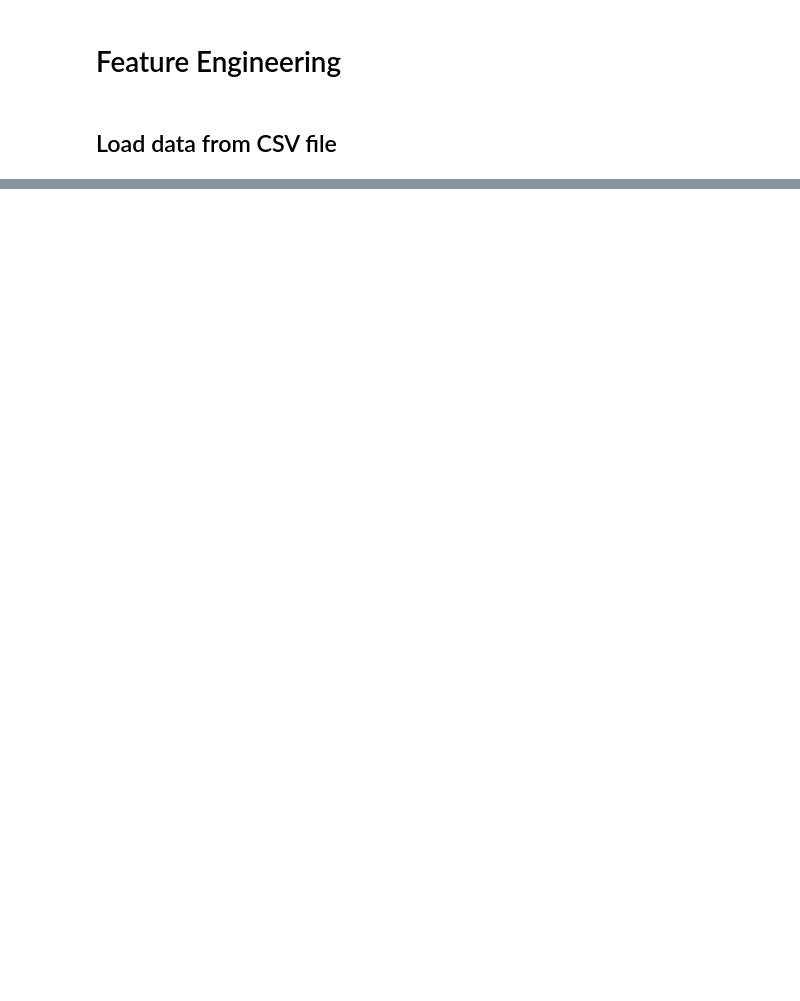
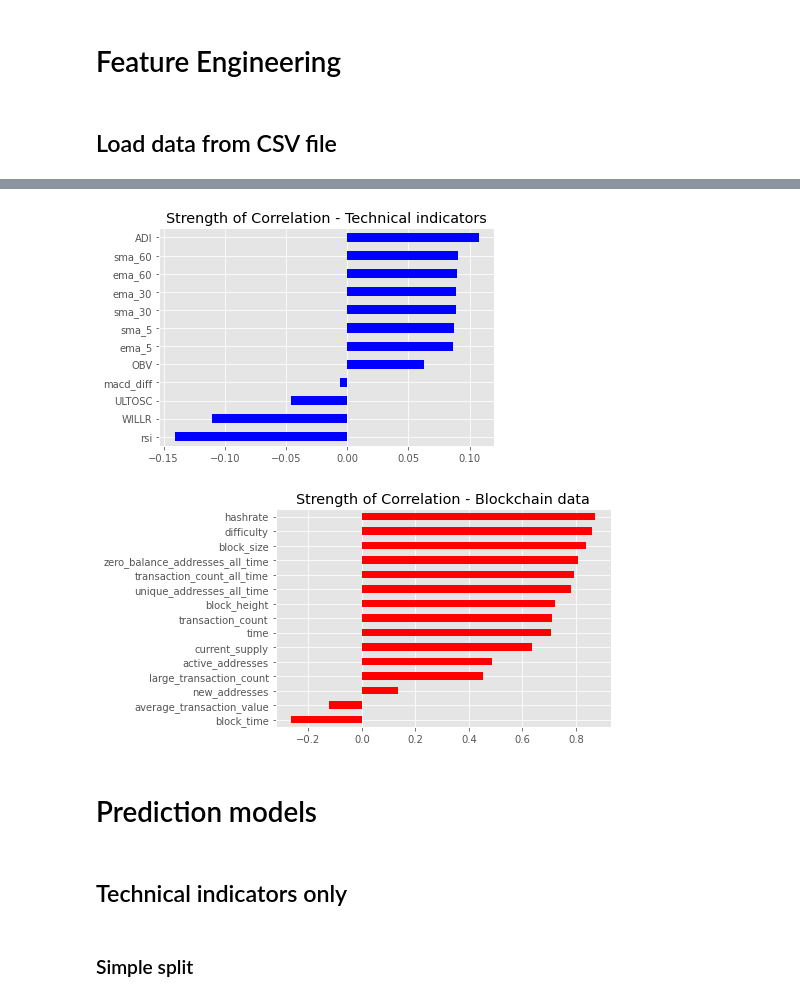
Before and after one commit to es-g/MSc_Ethereum_price_trend_analysis, a Jupyter notebook: simulations.ipynb, the cells around one changed output, grey strips where cells are left out. Drawn from its saved outputs; the diff is of its cells as text; code cells hidden in the pictures; blank space fills up the shorter version.

```diff
--- a/simulations.ipynb
+++ b/simulations.ipynb
@@ -193,0 +56,13 @@ split_point = int(0.80*len(df))
+# %%
+import pandas as pd
+
+blockchain_data = pd.read_csv('data/blockchain_data.csv')
+blockchain_data = blockchain_data.drop(columns=['Unnamed: 0', 'index', 'id'])
+blockchain_data = blockchain_data.drop_duplicates(subset=['date', 'symbol'], keep='first')
+
+ohlcv_data = pd.read_csv('data/ohlcv_data.csv')
+ohlcv_data = ohlcv_data.drop(columns=['Unnamed: 0', 'level_0', 'time'])
+ohlcv_data = ohlcv_data.drop_duplicates(subset=['date', 'symbol'], keep='first')
+
+# # Merge ohlcv and blockhain data
+# df = pd.merge(ohlcv_data, blockchain_data, how='inner', on=['date', 'symbol'])
@@ -193,0 +242,26 @@ split_point = int(0.80*len(df))
+# %%
+import matplotlib.pyplot as plt
+
+# Correlation strength
+plt.style.use('ggplot')
+
+# plt.figure(figsize=(15,10))
+
+corr = features_eth.corrwith(outcomes_eth['close_5'])
+corr.sort_values().plot.barh(color = 'blue', title = 'Strength of Correlation - Technical indicators')
+plt.show()
+
+
+plt.style.use('ggplot')
+corr = blockchain_data[blockchain_data['symbol'] == 'ETH'].corrwith(ohlcv_data[ohlcv_data['symbol'] == 'ETH']['close'])
+corr.sort_values().plot.barh(color = 'red', title = 'Strength of Correlation - Blockchain data')
+plt.show()
+# %% [output]
+[figure, added]
+[figure, added]
+# %% [markdown]
+# Prediction models
+# %% [markdown]
+## Technical indicators only
+# %% [markdown]
+### Simple split
```
Also changed, not shown: parts of 39 cells of this notebook, 15 other files.
